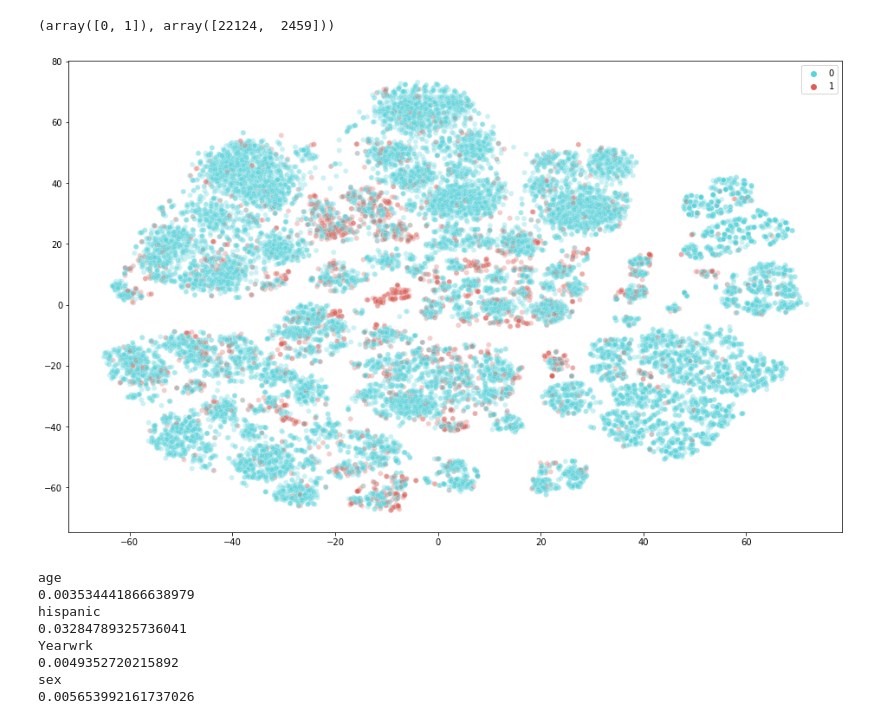
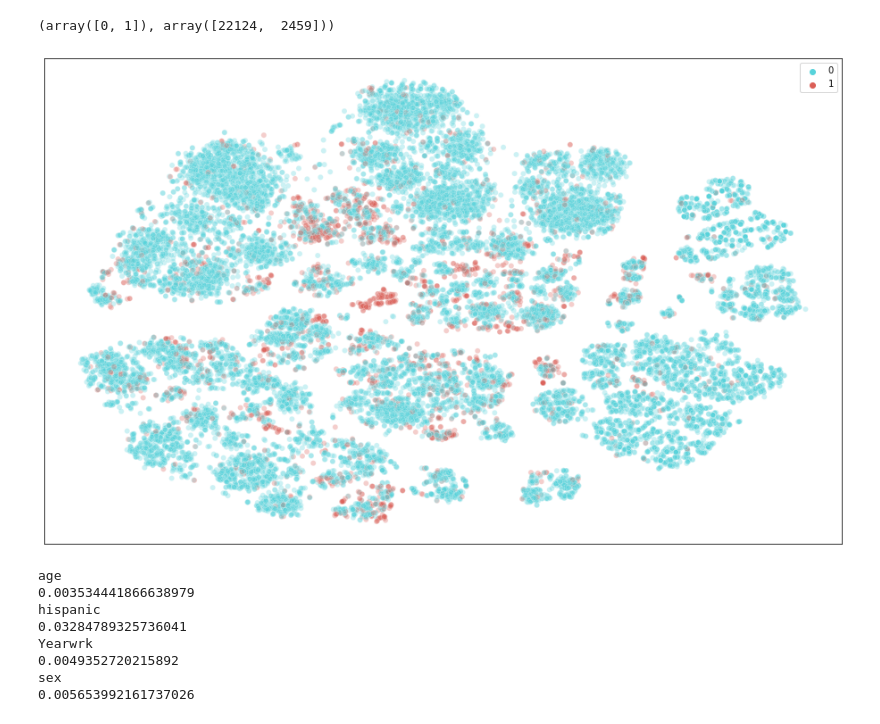
Before and after one commit to maayanorner/unsupervised-learning-project, a Jupyter notebook: notebooks/unsupervised_learning.ipynb, the cells around one changed output. Drawn from its saved outputs; the diff is of its cells as text; code cells hidden in the pictures.

```diff
--- a/notebooks/unsupervised_learning.ipynb
+++ b/notebooks/unsupervised_learning.ipynb
@@ -880,20 +885,23 @@ np.unique(anomaly_detection_results, return_counts=True)
 # %%
 plt.figure(figsize=(16,10))
 
-sns.scatterplot(
+s = sns.scatterplot(
     x=tsne_result[:,0], y=tsne_result[:,1],
     hue=anomaly_detection_results,
     palette=sns.color_palette("hls", 2)[::-1],
     data=tsne_result,
     legend="full",
     alpha=0.3,
     rasterized=True
 )
 
+s.set(xticklabels=[], yticklabels=[], xlabel=None, ylabel=None)
+s.tick_params(bottom=False, left=False, right=False, top=False)
+
 plt.savefig('anomalies_dist.svg', format='svg', dpi=150)
 plt.show()
 # %% [output]
-[figure, old version]
+[figure, new version]
 # %%
 for y_category, y_name in external_vars:
     print(y_name)
```
Also changed, not shown: parts of 18 cells of this notebook, 5 other files.
